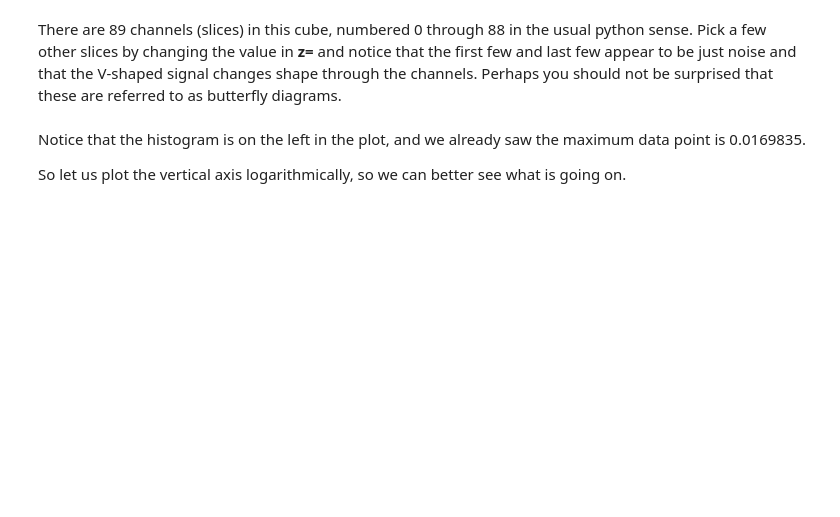
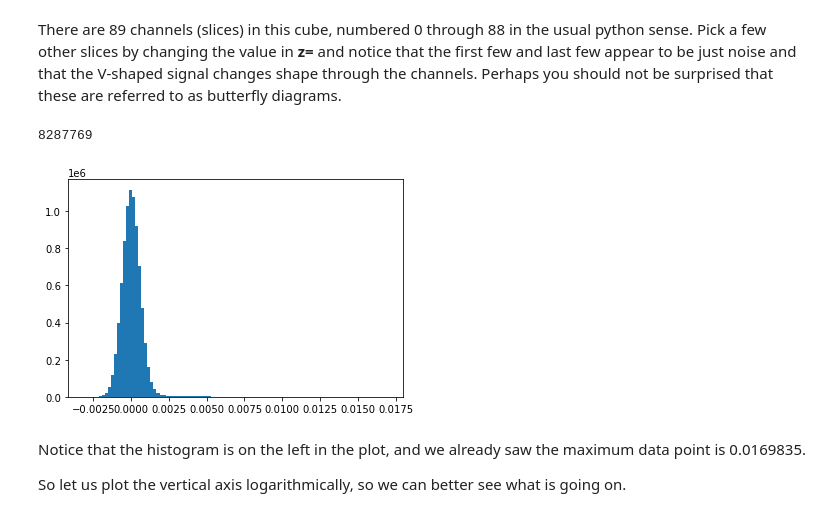
Before and after one commit to teuben/Data_with_Code, a Jupyter notebook: NGC6503/n6503-case2.ipynb, the cells around one changed output. Drawn from its saved outputs; the diff is of its cells as text; code cells hidden in the pictures; blank space fills up the shorter version.

```diff
--- a/NGC6503/n6503-case2.ipynb
+++ b/NGC6503/n6503-case2.ipynb
@@ -70,10 +83,13 @@ plt.colorbar()
 There are 89 channels (slices) in this cube, numbered 0 through 88 in the usual python sense. Pick a few other slices by changing the value in
 **z=** and notice that the first few and last few appear to be just noise and that the V-shaped signal changes shape through the channels. Perhaps you should not be surprised that these are referred to as butterfly diagrams.
 # %%
-# look at a histogram of all the data (histogram needs a 1D array)
-d1 = d.ravel()                 # ravel() doesn't make a new copy of the array, saving memory
-print(d1.shape)
-(n,b,p) = plt.hist(d1, bins=100)
+# look at a histogram of all the data (histogram needs a 1D array, so we use the "flattened" (1D) view of the cube)
+d1 = cube.flattened()
+print(cube.size)
+(n,b,p) = plt.hist(d1.value, bins=100)
+# %% [output]
+8287769
+[figure, added]
 # %% [markdown]
 Notice that the histogram is on the left in the plot, and we already saw the maximum data point is 0.0169835.
 
```
Also changed, not shown: parts of 42 cells of this notebook.
